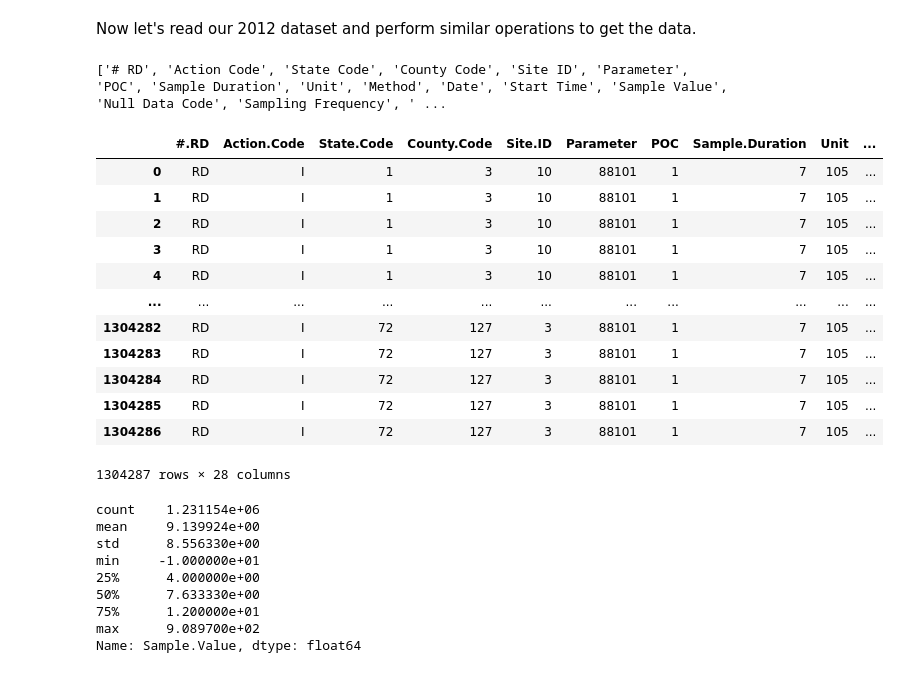
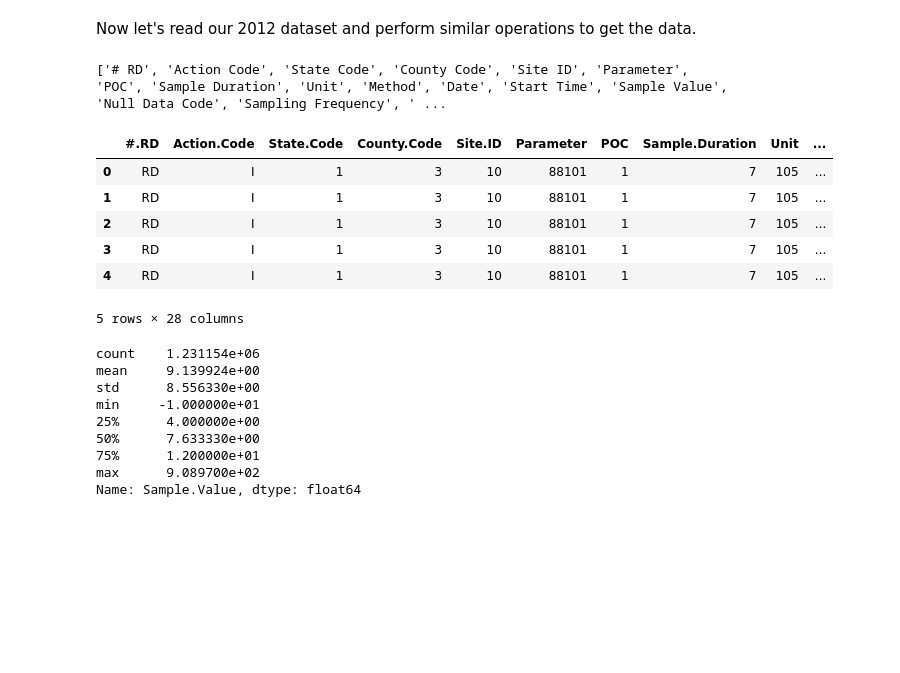
Before and after one commit to aviralwal/learning, a Jupyter notebook: Data Science/3 - Exploratory Data Analysis.ipynb, the cells around one changed output. Drawn from its saved outputs; the diff is of its cells as text; code cells hidden in the pictures; blank space fills up the shorter version.

```diff
--- a/Data Science/3 - Exploratory Data Analysis.ipynb
+++ b/Data Science/3 - Exploratory Data Analysis.ipynb
@@ -658,37 +637,31 @@ Now let's read our 2012 dataset and perform similar operations to get the data.
 # %%
 import pandas as pd
 
 pm1 = pd.read_csv(
     'data/pm25_data/RD_501_88101_2012-0.txt',
     sep='|', # Since the column values in rows are separated by '|', we use that as data separator
     comment = '#', # This will not read the lines starting with '#' which is there in our data set
     parse_dates = [10], # Since the 10th column(starting counting from 0) contains date, we parse it as date using parse_date function of read_csv
     header=None) # Since we do not want to load the headers from the data set, we set header=None
 
 dataset = open('data/pm25_data/RD_501_88101_2012-0.txt')
 
 header = dataset.readline()
 dataset.close()
 header = header.split(sep = '|')
 print(header)
 pm1.columns = header
 pm1.columns = pm1.columns.str.replace(pat = ' ', repl = '.')
-pm1
+pm1.head()
 # %% [output]
 ['# RD', 'Action Code', 'State Code', 'County Code', 'Site ID', 'Parameter', 'POC', 'Sample Duration', 'Unit', 'Method', 'Date', 'Start Time', 'Sample Value', 'Null Data Code', 'Sampling Frequency', ' ...
 |  | #.RD | Action.Code | State.Code | County.Code | Site.ID | Parameter | POC | Sample.Duration | Unit | ... |
 | 0 | RD | I | 1 | 3 | 10 | 88101 | 1 | 7 | 105 | ... |
 | 1 | RD | I | 1 | 3 | 10 | 88101 | 1 | 7 | 105 | ... |
 | 2 | RD | I | 1 | 3 | 10 | 88101 | 1 | 7 | 105 | ... |
 | 3 | RD | I | 1 | 3 | 10 | 88101 | 1 | 7 | 105 | ... |
 | 4 | RD | I | 1 | 3 | 10 | 88101 | 1 | 7 | 105 | ... |
-| ... | ... | ... | ... | ... | ... | ... | ... | ... | ... | ... |
-| 1304282 | RD | I | 72 | 127 | 3 | 88101 | 1 | 7 | 105 | ... |
-| 1304283 | RD | I | 72 | 127 | 3 | 88101 | 1 | 7 | 105 | ... |
-| 1304284 | RD | I | 72 | 127 | 3 | 88101 | 1 | 7 | 105 | ... |
-| 1304285 | RD | I | 72 | 127 | 3 | 88101 | 1 | 7 | 105 | ... |
-| 1304286 | RD | I | 72 | 127 | 3 | 88101 | 1 | 7 | 105 | ... |
-1304287 rows × 28 columns
+5 rows × 28 columns
 # %%
 pm1['Sample.Value'].describe()
 # %% [output]
```
Also changed, not shown: parts of 22 cells of this notebook, 31 other files.
